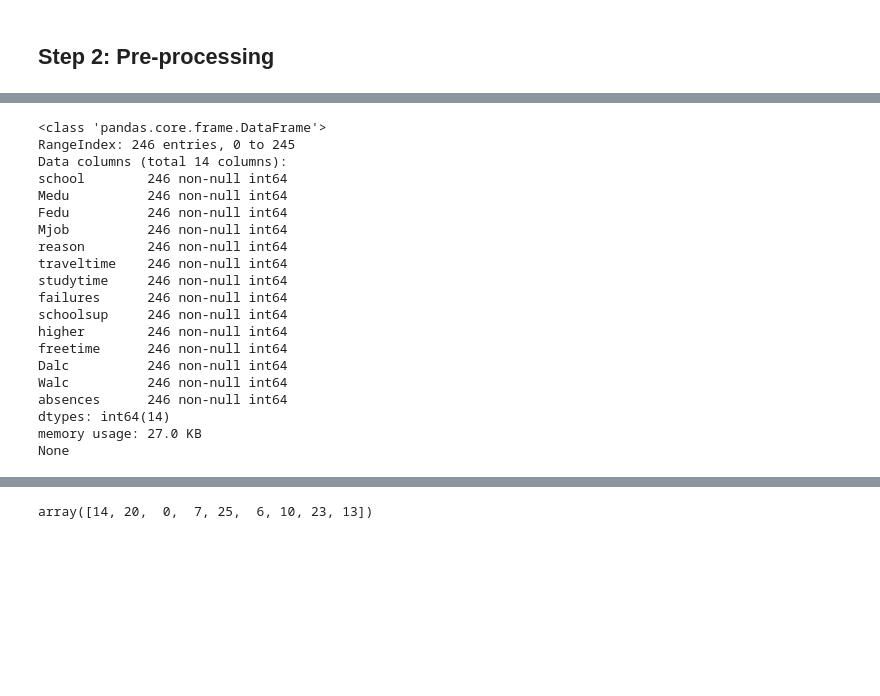
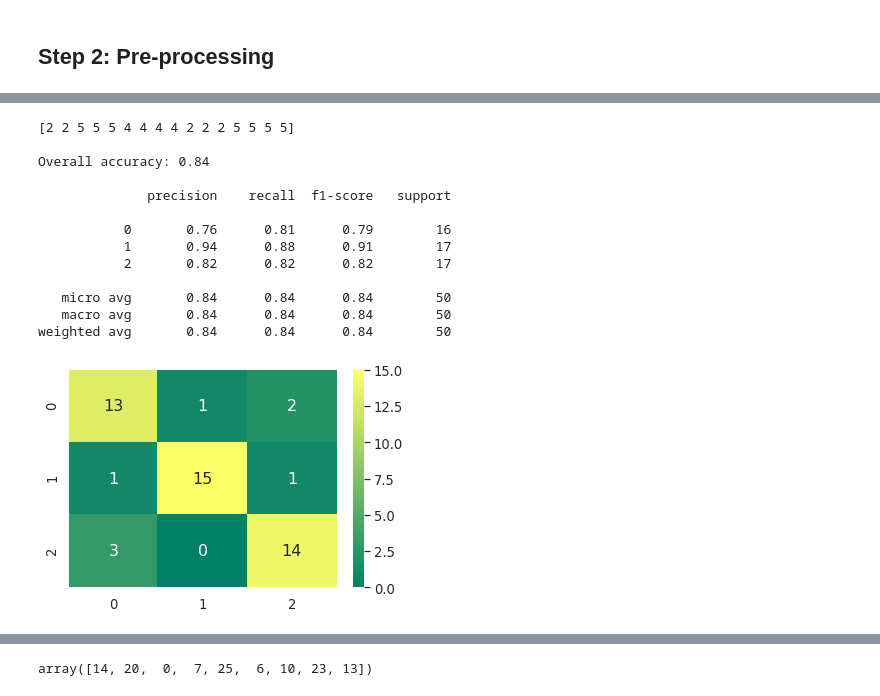
Before and after one commit to olga-khab/msa-predicting-performance, a Jupyter notebook: msa-project.ipynb, the cells around one changed output, grey strips where cells are left out. Cells and saved outputs as stored; diff of their text form; code cells hidden in the pictures; blank space fills up the shorter version.

```diff
--- a/msa-project.ipynb
+++ b/msa-project.ipynb
@@ -289,24 +242,19 @@ weighted avg       0.71      0.70      0.70        50
-# %%
-# selected features
-print(df_selected.info())
-# %% [output]
-<class 'pandas.core.frame.DataFrame'>
-RangeIndex: 246 entries, 0 to 245
-Data columns (total 14 columns):
-school        246 non-null int64
-Medu          246 non-null int64
-Fedu          246 non-null int64
-Mjob          246 non-null int64
-reason        246 non-null int64
-traveltime    246 non-null int64
-studytime     246 non-null int64
-failures      246 non-null int64
-schoolsup     246 non-null int64
-higher        246 non-null int64
-freetime      246 non-null int64
-Dalc          246 non-null int64
-Walc          246 non-null int64
-absences      246 non-null int64
-dtypes: int64(14)
-memory usage: 27.0 KB
-None
+# %%
+# Dataset with G1
+# 17 features works best
+NB(fs_chi(df_grade,n_features=18),df_grade['G3_discrete'])
+# %% [output]
+[2 2 5 5 5 4 4 4 4 2 2 2 5 5 5 5]
+
+Overall accuracy: 0.84
+
+              precision    recall  f1-score   support
+
+           0       0.76      0.81      0.79        16
+           1       0.94      0.88      0.91        17
+           2       0.82      0.82      0.82        17
+
+   micro avg       0.84      0.84      0.84        50
+   macro avg       0.84      0.84      0.84        50
+weighted avg       0.84      0.84      0.84        50
+[figure, added]
```
Also changed, not shown: parts of 32 cells of this notebook.
